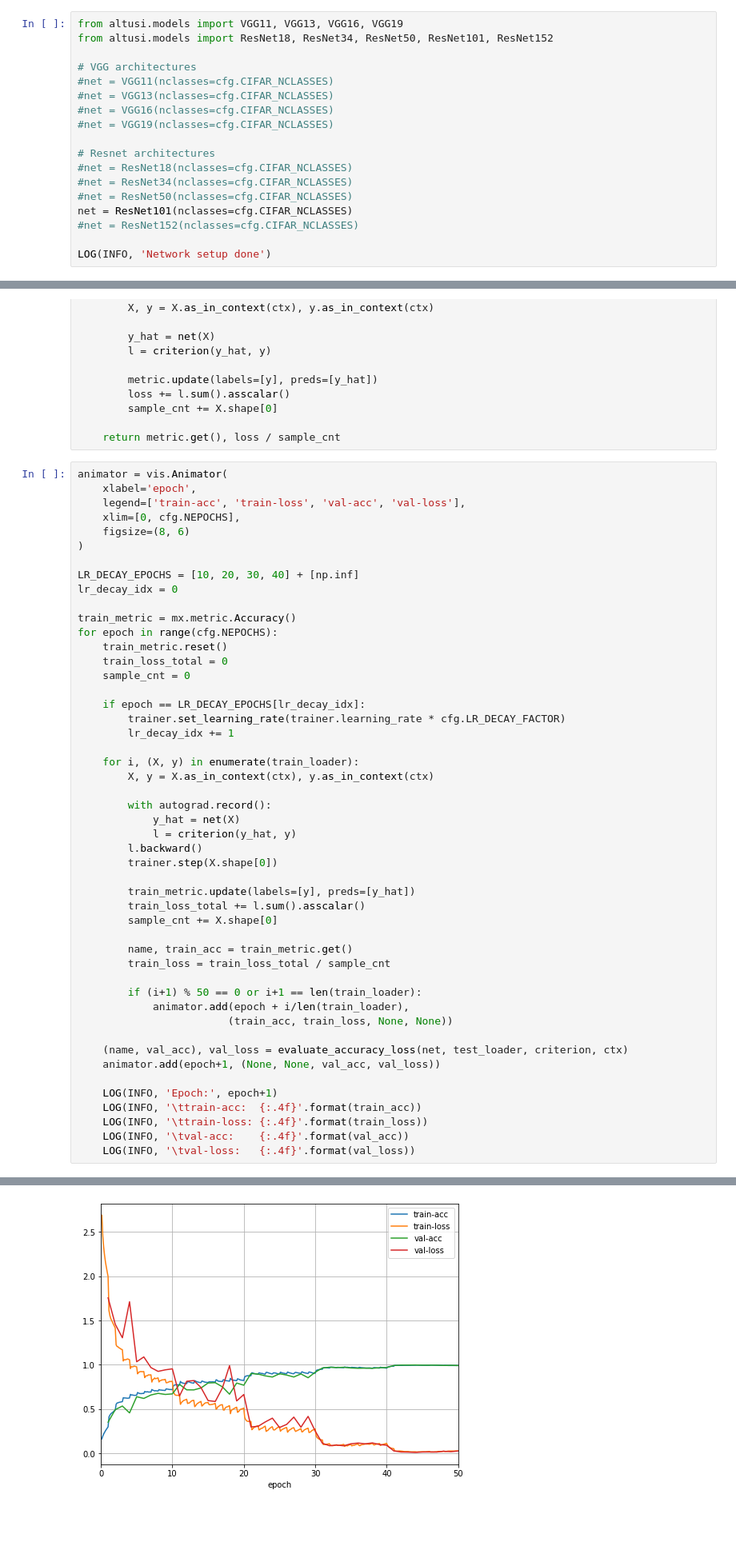
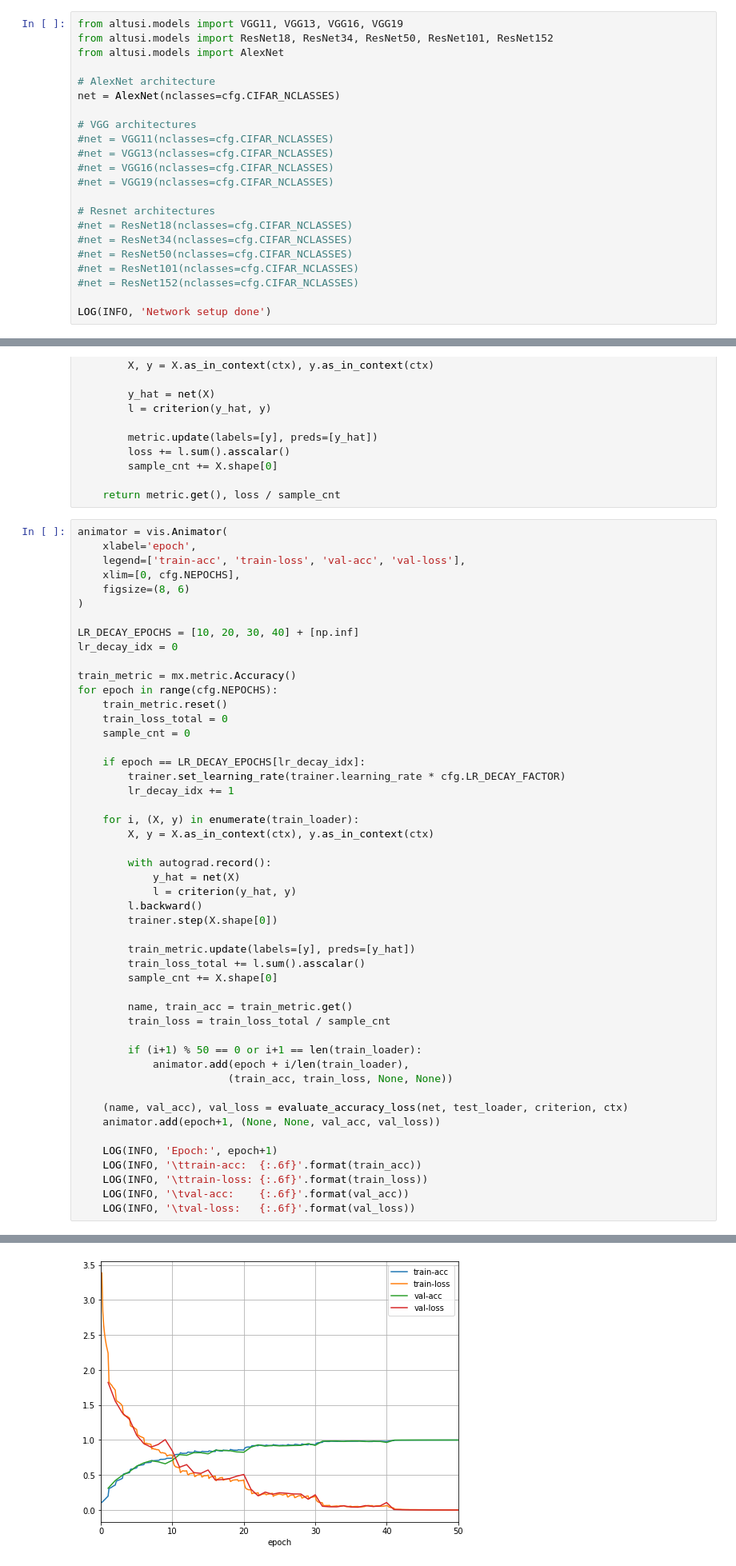
Before and after one commit to danhdoan/cifar10-end2end-mxnet, a Jupyter notebook: cifar10-end2end.ipynb, the cells around one changed output, grey strips where cells are left out. Shown at 80% size. Saved outputs shown, nothing was run; the diff lists cells and outputs as text; blank space fills up the shorter version.

Commit message:
Add AlexNet model

```diff
--- a/cifar10-end2end.ipynb
+++ b/cifar10-end2end.ipynb
@@ -75,6 +75,10 @@ LOG(INFO, 'Data Loaders defining done')
 # %%
 from altusi.models import VGG11, VGG13, VGG16, VGG19
 from altusi.models import ResNet18, ResNet34, ResNet50, ResNet101, ResNet152
+from altusi.models import AlexNet
+
+# AlexNet architecture
+net = AlexNet(nclasses=cfg.CIFAR_NCLASSES)
 
 # VGG architectures
 #net = VGG11(nclasses=cfg.CIFAR_NCLASSES)
@@ -86,7 +90,7 @@ from altusi.models import ResNet18, ResNet34, ResNet50, ResNet101, ResNet152
 #net = ResNet18(nclasses=cfg.CIFAR_NCLASSES)
 #net = ResNet34(nclasses=cfg.CIFAR_NCLASSES)
 #net = ResNet50(nclasses=cfg.CIFAR_NCLASSES)
-net = ResNet101(nclasses=cfg.CIFAR_NCLASSES)
+#net = ResNet101(nclasses=cfg.CIFAR_NCLASSES)
 #net = ResNet152(nclasses=cfg.CIFAR_NCLASSES)
 
 LOG(INFO, 'Network setup done')
@@ -198,8 +202,8 @@ for epoch in range(cfg.NEPOCHS):
     animator.add(epoch+1, (None, None, val_acc, val_loss))
 
     LOG(INFO, 'Epoch:', epoch+1)
-    LOG(INFO, '\ttrain-acc:  {:.4f}'.format(train_acc))
-    LOG(INFO, '\ttrain-loss: {:.4f}'.format(train_loss))
-    LOG(INFO, '\tval-acc:    {:.4f}'.format(val_acc))
-    LOG(INFO, '\tval-loss:   {:.4f}'.format(val_loss))
+    LOG(INFO, '\ttrain-acc:  {:.6f}'.format(train_acc))
+    LOG(INFO, '\ttrain-loss: {:.6f}'.format(train_loss))
+    LOG(INFO, '\tval-acc:    {:.6f}'.format(val_acc))
+    LOG(INFO, '\tval-loss:   {:.6f}'.format(val_loss))
 # %% [output]
@@ -211,4 +215,4 @@ for epoch in range(cfg.NEPOCHS):
-[figure, old version]
+[figure, new version]
 # %% [markdown]
 ## 5. Test Procedure
 # %%
```
Also changed, not shown: parts of 14 cells of this notebook, 4 other files.
